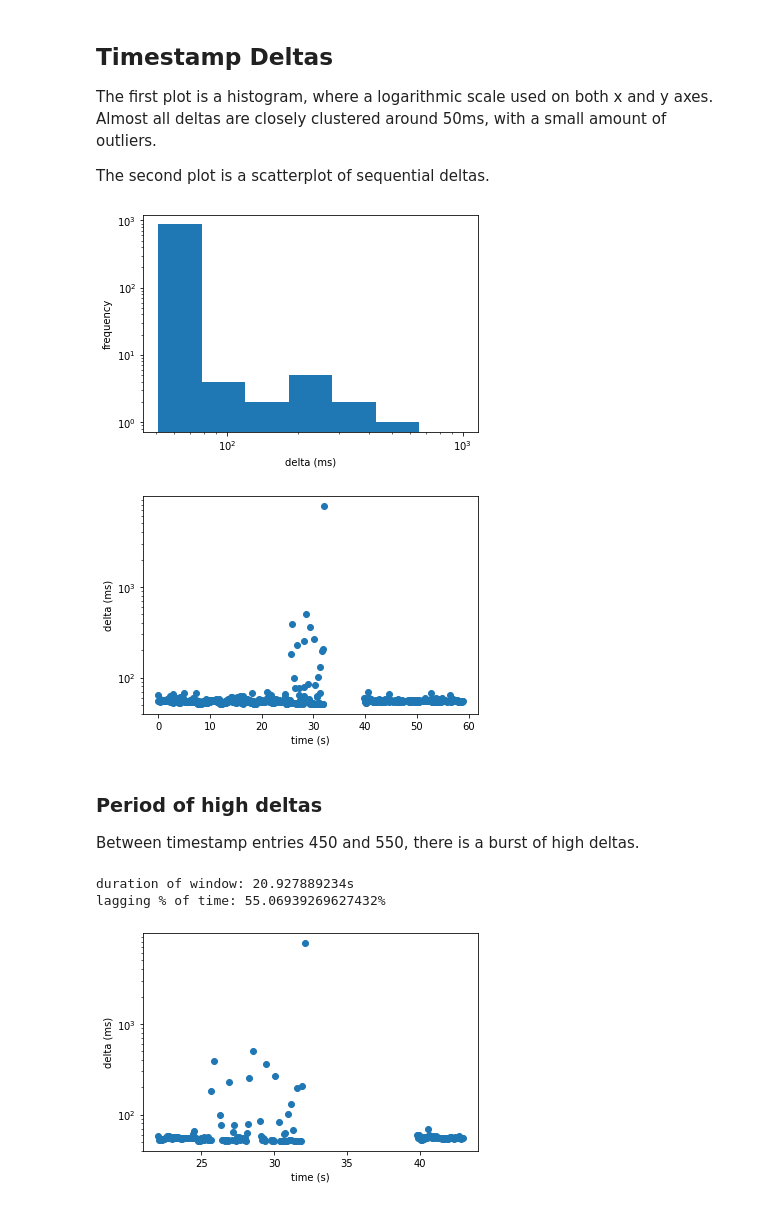
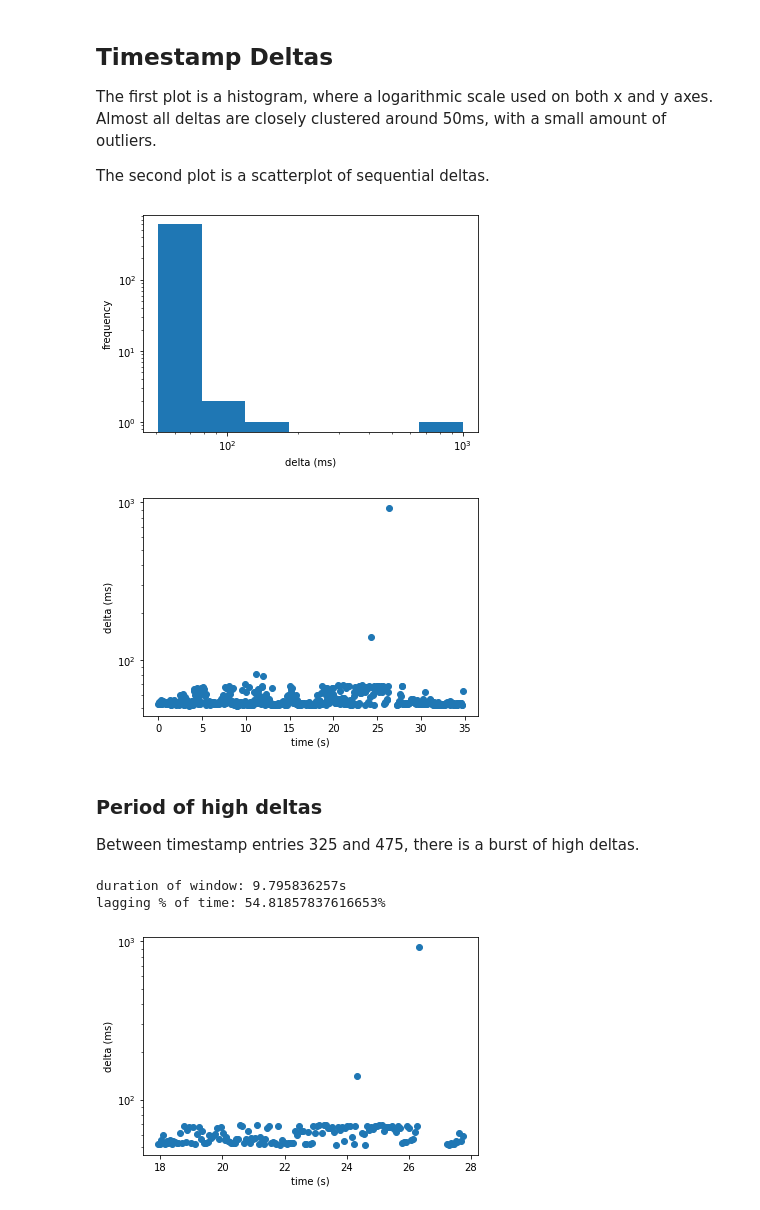
Before and after one commit to elba-docker/instrumentation, a Jupyter notebook: moby/analysis.ipynb, the cells around one changed output. Drawn from its saved outputs; the diff is of its cells as text; code cells hidden in the pictures.

```diff
--- a/moby/analysis.ipynb
+++ b/moby/analysis.ipynb
@@ -25,6 +31,6 @@ docker run -it ubuntu bash -c "\
 # %%
 import parser
 
-files = parser.get_all_files("./logs/v1", "log")
+files = parser.get_all_files("./logs/v2", "log")
 data = parser.parse_all(files)
 # %% [output]
@@ -32,5 +39,5 @@ Parsing log data from logs/v1/50ms.log... done
 # %%
-target_file = './logs/v1/50ms.log'
+target_file = './logs/v2/dockerd_2020-03-19_09:17:35.983.log'
 entries = data[target_file]
 parser.analyze_timestamps(entries)
 
@@ -74,34 +81,34 @@ plt.ylabel("delta (ms)")
 plt.xlabel("time (s)")
 plt.show()
 # %% [output]
-[figure, old version]
+[figure, new version]
-[figure, old version]
+[figure, new version]
 # %% [markdown]
 ### Period of high deltas
 
-Between timestamp entries 450 and 550, there is a burst of high deltas.
+Between timestamp entries 325 and 475, there is a burst of high deltas.
 # %%
-start = 400
-end = 600
+start = 325
+end = 475
 
 entries_window = list(entries.values())[start:end]
 window = deltas[start:end]
 
 duration = entries_window[-1].read - entries_window[0].read
 print(f"duration of window: {float(duration) / 1E9}s")
 
 above_60 = np.sum([d for d in window if d > 60])
 total = np.sum(window)
 lag_proportion = (above_60 / total) * 100
 print(f"lagging % of time: {lag_proportion}%")
 
 time_series_x = [to_s(e.read) for e in entries_window]
 plt.scatter(time_series_x, window, marker='o')
 plt.yscale('log')
 plt.ylabel("delta (ms)")
 plt.xlabel("time (s)")
 plt.show()
 # %% [output]
-duration of window: 20.927889234s
-lagging % of time: 55.06939269627432%
+duration of window: 9.795836257s
+lagging % of time: 54.81857837616653%
-[figure, old version]
+[figure, new version]
```
Also changed, not shown: parts of 7 cells of this notebook, 9 other files.
